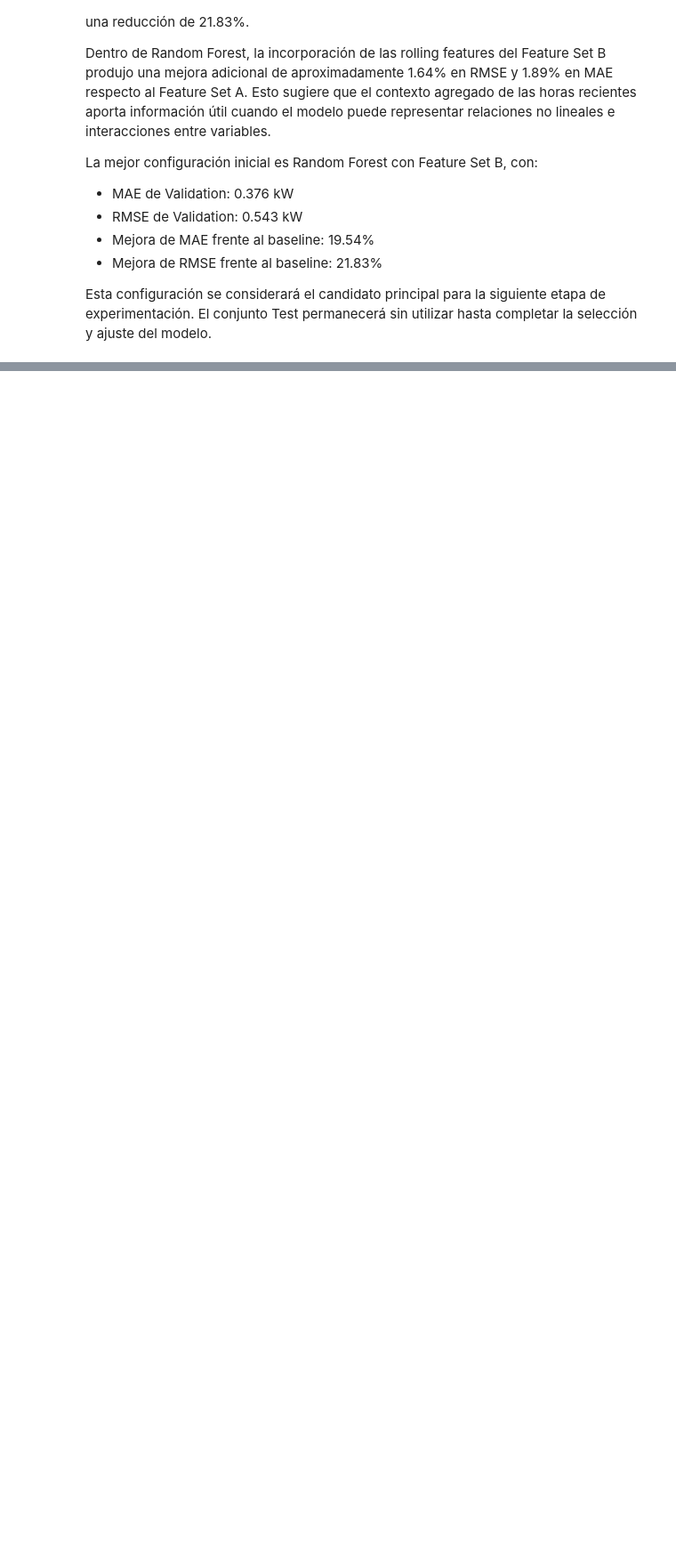
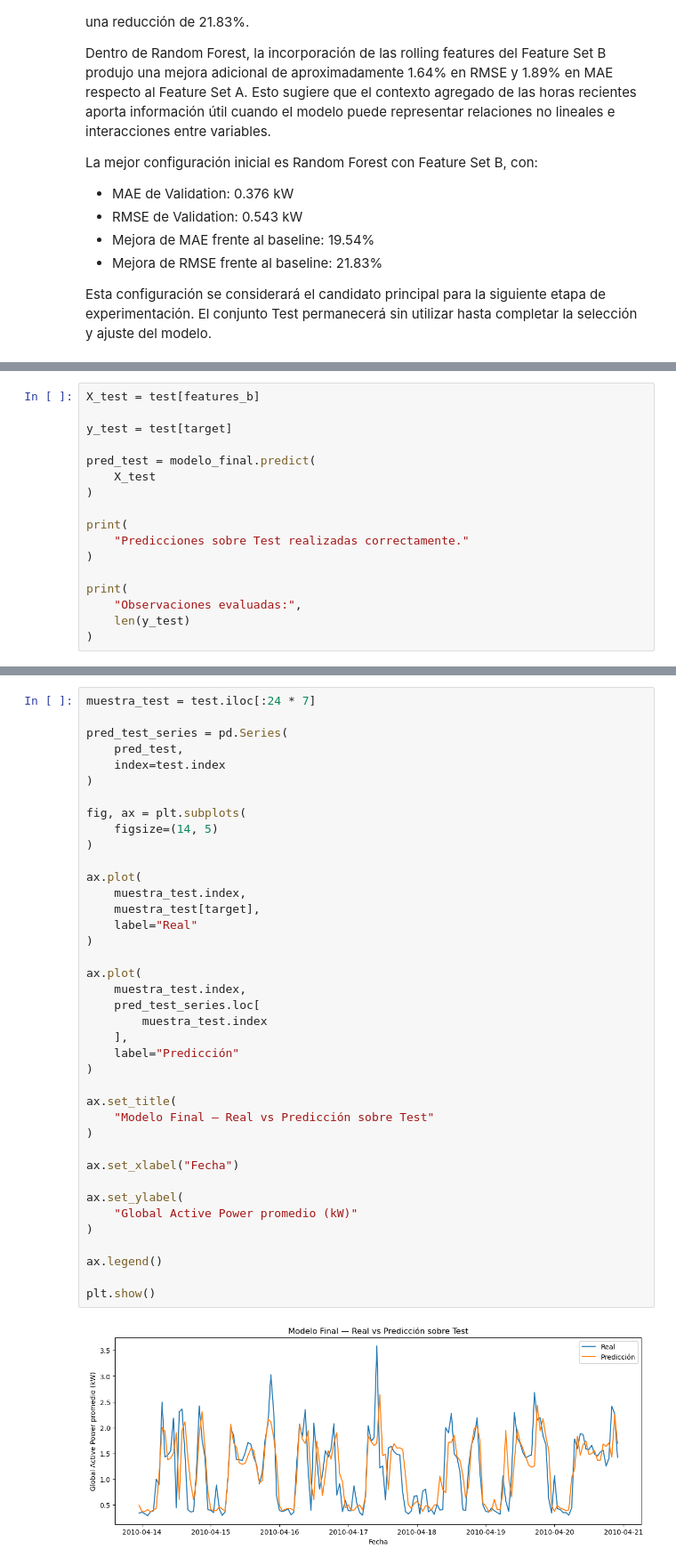
Before and after one commit to alexandrachr2303/Proyecto-Household-Power-G7, a Jupyter notebook: 02_timeseries_feature_engineering_modeling.ipynb, the cells around one changed output, grey strips where cells are left out. Shown at 89% size. Saved outputs shown, nothing was run; the diff lists cells and outputs as text; blank space fills up the shorter version.

```diff
--- a/02_timeseries_feature_engineering_modeling.ipynb
+++ b/02_timeseries_feature_engineering_modeling.ipynb
@@ -2478,0 +3328,17 @@ completar la selección y ajuste del modelo.
+# %%
+X_test = test[features_b]
+
+y_test = test[target]
+
+pred_test = modelo_final.predict(
+    X_test
+)
+
+print(
+    "Predicciones sobre Test realizadas correctamente."
+)
+
+print(
+    "Observaciones evaluadas:",
+    len(y_test)
+)
@@ -2478,0 +3488,41 @@ completar la selección y ajuste del modelo.
+# %%
+muestra_test = test.iloc[:24 * 7]
+
+pred_test_series = pd.Series(
+    pred_test,
+    index=test.index
+)
+
+fig, ax = plt.subplots(
+    figsize=(14, 5)
+)
+
+ax.plot(
+    muestra_test.index,
+    muestra_test[target],
+    label="Real"
+)
+
+ax.plot(
+    muestra_test.index,
+    pred_test_series.loc[
+        muestra_test.index
+    ],
+    label="Predicción"
+)
+
+ax.set_title(
+    "Modelo Final — Real vs Predicción sobre Test"
+)
+
+ax.set_xlabel("Fecha")
+
+ax.set_ylabel(
+    "Global Active Power promedio (kW)"
+)
+
+ax.legend()
+
+plt.show()
+# %% [output]
+[figure, added]
```
Also changed, not shown: parts of 98 cells of this notebook, 1 other file.
